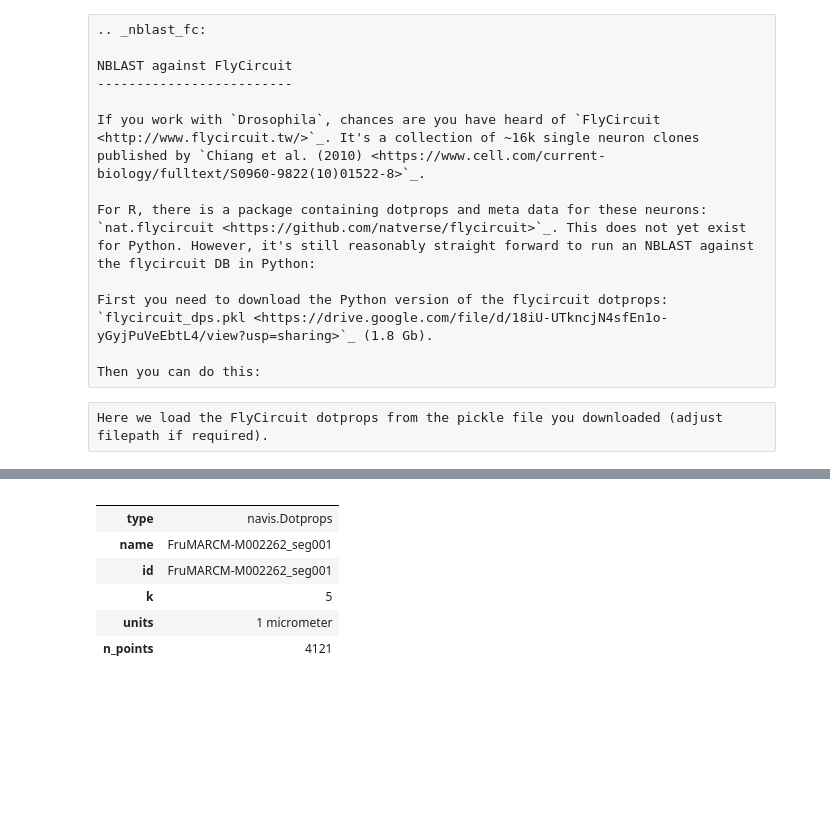
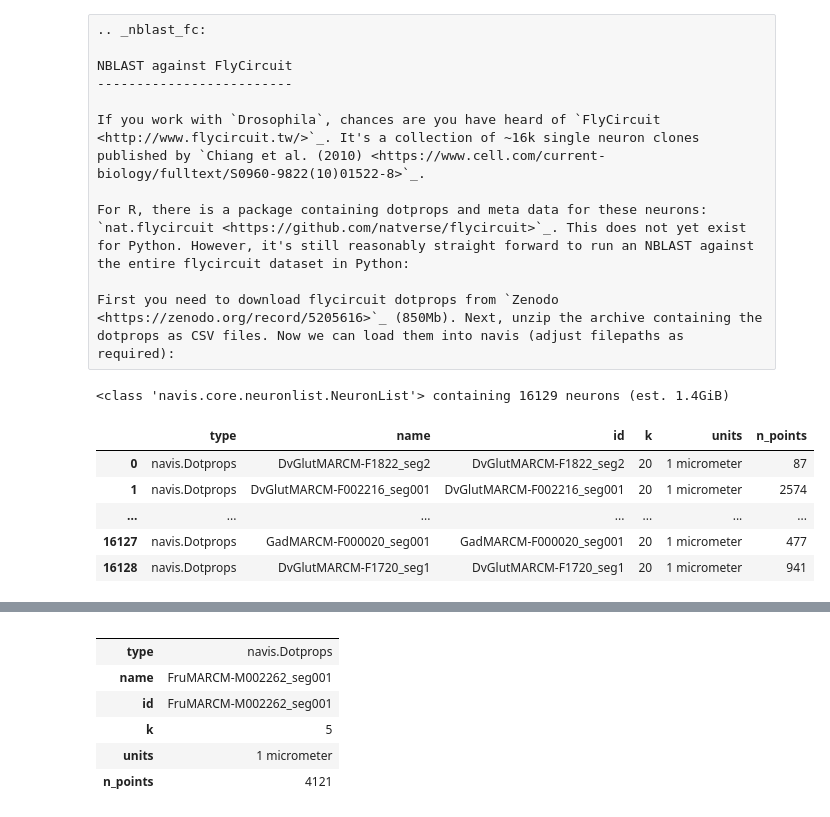
Before and after one commit to navis-org/navis, a Jupyter notebook: docs/source/tutorials/nblast_flycircuit.ipynb, the cells around one changed output, grey strips where cells are left out. Cells and saved outputs as stored; diff of their text form; code cells hidden in the pictures; blank space fills up the shorter version.

Commit message:
update flycircuit NBLAST tutorial to use Zenodo link

```diff
--- a/docs/source/tutorials/nblast_flycircuit.ipynb
+++ b/docs/source/tutorials/nblast_flycircuit.ipynb
@@ -6,8 +6,6 @@ NBLAST against FlyCircuit
 
 If you work with `Drosophila`, chances are you have heard of `FlyCircuit <http://www.flycircuit.tw/>`_. It's a collection of ~16k single neuron clones published by `Chiang et al. (2010) <https://www.cell.com/current-biology/fulltext/S0960-9822(10)01522-8>`_.
 
-For R, there is a package containing dotprops and meta data for these neurons: `nat.flycircuit <https://github.com/natverse/flycircuit>`_. This does not yet exist for Python. However, it's still reasonably straight forward to run an NBLAST against the flycircuit DB in Python:
+For R, there is a package containing dotprops and meta data for these neurons: `nat.flycircuit <https://github.com/natverse/flycircuit>`_. This does not yet exist for Python. However, it's still reasonably straight forward to run an NBLAST against the entire flycircuit dataset in Python:
 
-First you need to download the Python version of the flycircuit dotprops: `flycircuit_dps.pkl <https://drive.google.com/file/d/18iU-UTkncjN4sfEn1o-yGyjPuVeEbtL4/view?usp=sharing>`_ (1.8 Gb).
-
-Then you can do this:
+First you need to download flycircuit dotprops from `Zenodo <https://zenodo.org/record/5205616>`_ (850Mb). Next, unzip the archive containing the dotprops as CSV files. Now we can load them into navis (adjust filepaths as required):
@@ -17,5 +11,0 @@ import pickle
-# %% [raw]
-Here we load the FlyCircuit dotprops from the pickle file you downloaded (adjust filepath if required).
-# %%
-with open('flycircuit_dps.pkl', 'rb') as f:
-   fc_dps = pickle.load(f)
@@ -21,0 +18,38 @@ with open('flycircuit_dps.pkl', 'rb') as f:
+# %%
+def load_dotprops_csv(fp):
+    """Load dotprops from CSV files in filepath `fp`."""
+    # Turn into a path object
+    fp = Path(fp).expanduser()
+
+    # Go over each CSV file
+    files = list(fp.glob('*.csv'))
+    dotprops = []
+    for f in tqdm(files, desc='Loading dotprops', leave=False):
+        # Read file
+        csv = pd.read_csv(f)
+
+        # Each row is a point with associated vector
+        pts = csv[['pt_x', 'pt_y', 'pt_z']].values
+        vect = csv[['vec_x', 'vec_y', 'vec_z']].values
+
+        # Turn into a Dotprops
+        dp = navis.Dotprops(points=pts, k=20, vect=vect, units='1 micron')
+
+        # Use filename as ID/name
+        dp.name = dp.id = f.name[:-4]
+
+        # Add this dotprop to the list before moving on to the next
+        dotprops.append(dp)
+
+    return navis.NeuronList(dotprops)
+
+fc_dps = load_dotprops_csv('~/Downloads/flycircuit_dotprops')
+fc_dps
+# %% [output]
+<class 'navis.core.neuronlist.NeuronList'> containing 16129 neurons (est. 1.4GiB)
+|  | type | name | id | k | units | n_points |
+| 0 | navis.Dotprops | DvGlutMARCM-F1822_seg2 | DvGlutMARCM-F1822_seg2 | 20 | 1 micrometer | 87 |
+| 1 | navis.Dotprops | DvGlutMARCM-F002216_seg001 | DvGlutMARCM-F002216_seg001 | 20 | 1 micrometer | 2574 |
+| ... | ... | ... | ... | ... | ... | ... |
+| 16127 | navis.Dotprops | GadMARCM-F000020_seg001 | GadMARCM-F000020_seg001 | 20 | 1 micrometer | 477 |
+| 16128 | navis.Dotprops | DvGlutMARCM-F1720_seg1 | DvGlutMARCM-F1720_seg1 | 20 | 1 micrometer | 941 |
```
Also changed, not shown: parts of 5 cells of this notebook.
